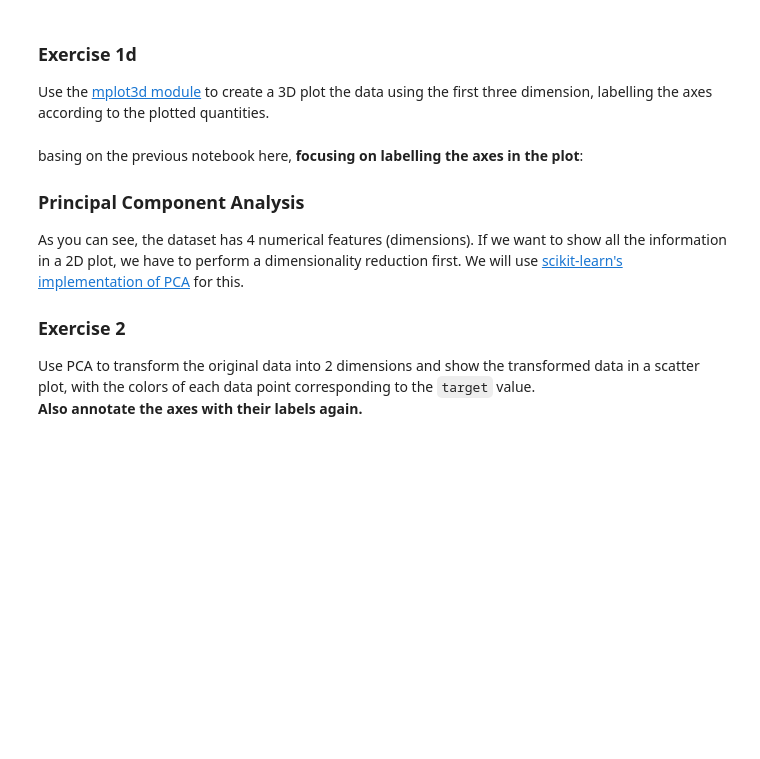
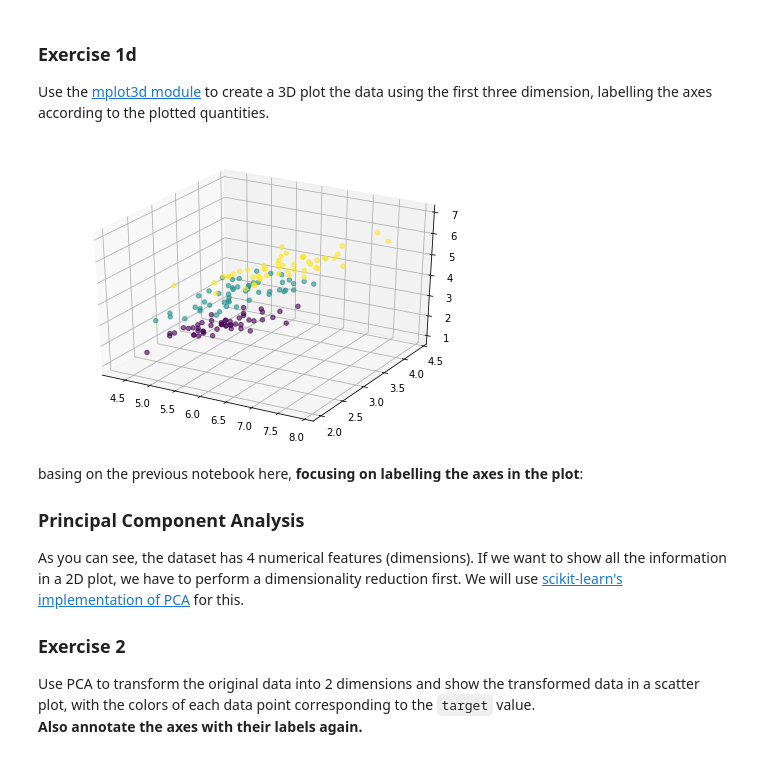
Before and after one commit to samerhmadi/Praktikum-9, a Jupyter notebook: intro-ext_GMMs_SVMs.ipynb, the cells around one changed output. Saved outputs shown, nothing was run; the diff lists cells and outputs as text; code cells hidden in the pictures; blank space fills up the shorter version.

```diff
--- a/intro-ext_GMMs_SVMs.ipynb
+++ b/intro-ext_GMMs_SVMs.ipynb
@@ -54,3 +61,13 @@ Use the [mplot3d module](https://matplotlib.org/3.1.1/gallery/mplot3d/scatter3d.
+# %%
+## static 3D plot with labelled axes
+from mpl_toolkits.mplot3d import Axes3D
+
+fig = plt.figure()
+ax= Axes3D(fig)
+ax.scatter(X.values[:,0], X.values[:,1], X.values[:,2], c=iris.target, alpha=0.6)
+plt.show()
+# %% [output]
+[figure, added]
 # %% [markdown]
 basing on the previous notebook here, __focusing on labelling the axes in the plot__:
 
```
Also changed, not shown: parts of 25 cells of this notebook.
